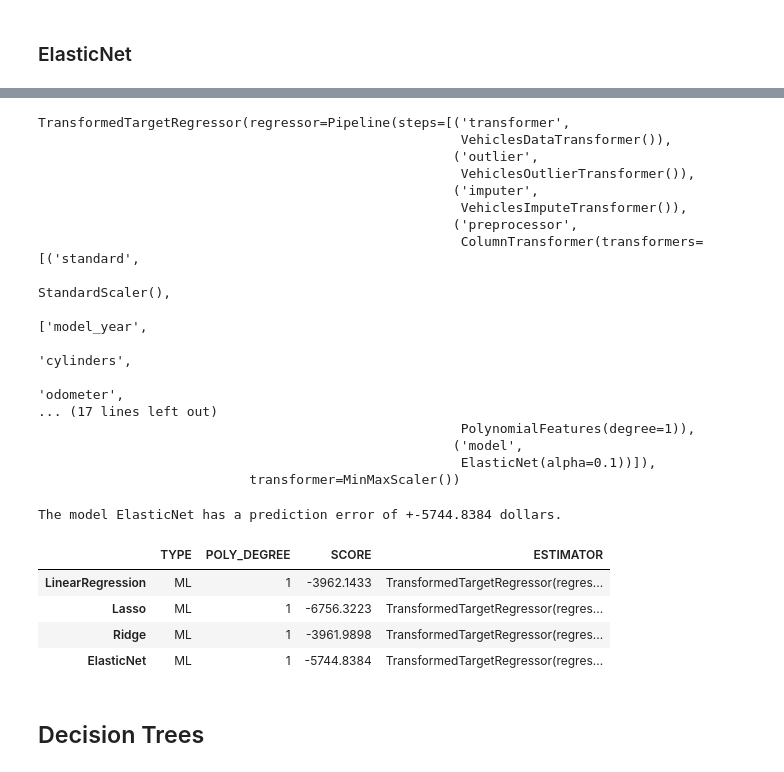
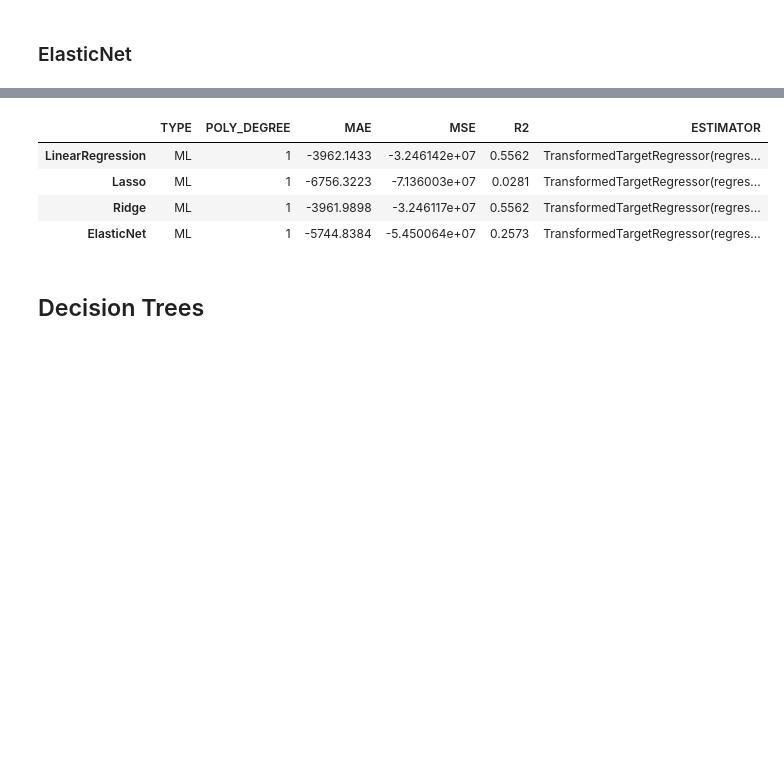
Before and after one commit to kike1985/Machine-Learning, a Jupyter notebook: 0103_Regression_Vehicles_Price.ipynb, the cells around one changed output, grey strips where cells are left out. Saved outputs shown, nothing was run; the diff lists cells and outputs as text; code cells hidden in the pictures; blank space fills up the shorter version.

```diff
--- a/0103_Regression_Vehicles_Price.ipynb
+++ b/0103_Regression_Vehicles_Price.ipynb
@@ -1331,10 +1317,8 @@ del numeric_features, continuous_features, discrete_features, categorical_featur
 ## Preprocess
 # %%
 preprocessor_resume = pd.DataFrame(data=df.dtypes, columns=['TYPE'])
-preprocessor_resume['VALUES'] = preprocessor_resume.apply(lambda x: df[x.name].unique(),
-                                                          axis=1)
-preprocessor_resume['VALUES_LEN'] = preprocessor_resume.apply(lambda x: len(df[x.name].unique()),
-                                                              axis=1)
+preprocessor_resume['VALUES'] = preprocessor_resume.apply(lambda x: df[x.name].unique(), axis=1)
+preprocessor_resume['VALUES_LEN'] = preprocessor_resume.apply(lambda x: len(df[x.name].unique()), axis=1)
 preprocessor_resume[['TRANSFORMER', 'STATE']] = 'UNKNOWN'
 # ------------------------------------------------------------------------------------------------------------------
 standard_feat = ['model_year', 'cylinders', 'odometer', 'days_listed']
@@ -1347,15 +1331,13 @@ preprocessor_resume.loc[ordinal_feat, 'TRANSFORMER'] = 'ORDINAL_ENCODER'
 # ------------------------------------------------------------------------------------------------------------------
 condition_cat = [['new', 'like new', 'excellent', 'good', 'fair', 'salvage']]
 
-preprocessor = ColumnTransformer(transformers=[('standard',
-                                                StandardScaler(), standard_feat),
-                                               ('one_hot',
-                                                OneHotEncoder(sparse_output=True, drop='first'), one_hot_feat),
-                                               ('condition',
-                                                OrdinalEncoder(categories=condition_cat), ['condition'])])
+preprocessor = ColumnTransformer(transformers=[('standard', StandardScaler(), standard_feat),
+                                               ('one_hot', OneHotEncoder(sparse_output=True, drop='first'),
+                                                one_hot_feat),
+                                               ('condition', OrdinalEncoder(categories=condition_cat),
+                                                ['condition'])])
 
-preprocessor_resume.loc[standard_feat + one_hot_feat + ordinal_feat,
-                        'STATE'] = 'OK'
+preprocessor_resume.loc[standard_feat + one_hot_feat + ordinal_feat, 'STATE'] = 'OK'
 # ------------------------------------------------------------------------------------------------------------------
 X = preprocessor.fit_transform(X=df)
 
@@ -1455,9 +1445,7 @@ def my_grid_search_cv(model, X, y, results, param_grid, poly_degrees):
 # %% [markdown]
 ## Linear Regression
 # %%
-results, ols = my_grid_search_cv(model=LinearRegression(), X=df, y=targets, results=results,
-                                 param_grid={}, poly_degrees=[1])
-results
+ols = my_grid_search_cv(model=LinearRegression(), X=df, y=targets, results=results, param_grid={}, poly_degrees=[1])
 # %% [output]
 TransformedTargetRegressor(regressor=Pipeline(steps=[('transformer',
                                                       VehiclesDataTransformer()),
@@ -1485,9 +1472,7 @@ The model LinearRegression has a prediction error of +-3962.1433 dollars.
 ### Lasso
 # %%
 param_grid = {'regressor__model__alpha': np.linspace(0.1, 1.0, 10)}
-results, lasso = my_grid_search_cv(model=Lasso(), X=df, y=targets, results=results,
-                                   param_grid=param_grid, poly_degrees=[1])
-results
+lasso = my_grid_search_cv(model=Lasso(), X=df, y=targets, results=results, param_grid=param_grid, poly_degrees=[1])
 # %% [output]
 TransformedTargetRegressor(regressor=Pipeline(steps=[('transformer',
                                                       VehiclesDataTransformer()),
@@ -1514,9 +1498,7 @@ The model Lasso has a prediction error of +-6756.3223 dollars.
 ### Ridge
 # %%
 param_grid = {'regressor__model__alpha': np.linspace(0.1, 1.0, 10)}
-results, ridge = my_grid_search_cv(model=Ridge(), X=df, y=targets, results=results,
-                                   param_grid=param_grid, poly_degrees=[1])
-results
+ridge = my_grid_search_cv(model=Ridge(), X=df, y=targets, results=results, param_grid=param_grid, poly_degrees=[1])
 # %% [output]
 TransformedTargetRegressor(regressor=Pipeline(steps=[('transformer',
                                                       VehiclesDataTransformer()),
@@ -1544,7 +1525,6 @@ The model Ridge has a prediction error of +-3961.9898 dollars.
 ### ElasticNet
 # %%
 param_grid = {'regressor__model__alpha': np.linspace(0.1, 1.0, 10)}
-results, elastic_net = my_grid_search_cv(model=ElasticNet(), X=df, y=targets, results=results,
-                                         param_grid=param_grid, poly_degrees=[1])
-results
+elastic_net = my_grid_search_cv(model=ElasticNet(), X=df, y=targets, results=results,
+                                param_grid=param_grid, poly_degrees=[1])
 # %% [output]
@@ -1552,26 +1548,8 @@ The history saving thread hit an unexpected error (OperationalError('database is
-TransformedTargetRegressor(regressor=Pipeline(steps=[('transformer',
-                                                      VehiclesDataTransformer()),
-                                                     ('outlier',
-                                                      VehiclesOutlierTransformer()),
-                                                     ('imputer',
-                                                      VehiclesImputeTransformer()),
-                                                     ('preprocessor',
-                                                      ColumnTransformer(transformers=[('standard',
-                                                                                       StandardScaler(),
-                                                                                       ['model_year',
-                                                                                        'cylinders',
-                                                                                        'odometer',
-... (17 lines left out)
-                                                      PolynomialFeatures(degree=1)),
-                                                     ('model',
-                                                      ElasticNet(alpha=0.1))]),
-                           transformer=MinMaxScaler())
-The model ElasticNet has a prediction error of +-5744.8384 dollars.
-|  | TYPE | POLY_DEGREE | SCORE | ESTIMATOR |
-| LinearRegression | ML | 1 | -3962.1433 | TransformedTargetRegressor(regres... |
-| Lasso | ML | 1 | -6756.3223 | TransformedTargetRegressor(regres... |
-| Ridge | ML | 1 | -3961.9898 | TransformedTargetRegressor(regres... |
-| ElasticNet | ML | 1 | -5744.8384 | TransformedTargetRegressor(regres... |
+|  | TYPE | POLY_DEGREE | MAE | MSE | R2 | ESTIMATOR |
+| LinearRegression | ML | 1 | -3962.1433 | -3.246142e+07 | 0.5562 | TransformedTargetRegressor(regres... |
+| Lasso | ML | 1 | -6756.3223 | -7.136003e+07 | 0.0281 | TransformedTargetRegressor(regres... |
+| Ridge | ML | 1 | -3961.9898 | -3.246117e+07 | 0.5562 | TransformedTargetRegressor(regres... |
+| ElasticNet | ML | 1 | -5744.8384 | -5.450064e+07 | 0.2573 | TransformedTargetRegressor(regres... |
 # %% [markdown]
 ## Decision Trees
 # %%
```
Also changed, not shown: parts of 62 cells of this notebook, 2 other files.
